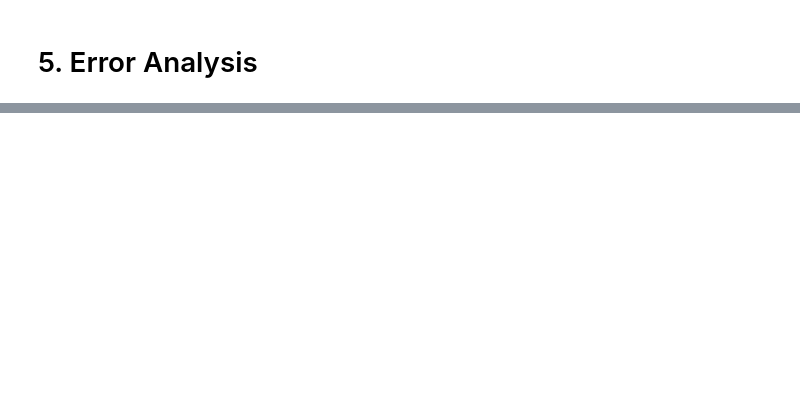
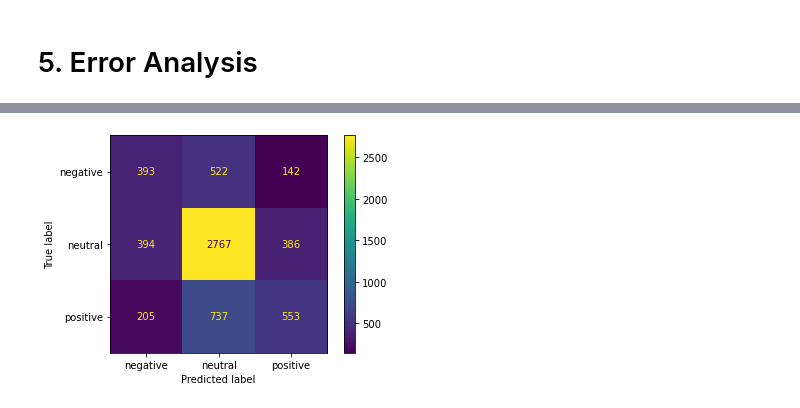
Before and after one commit to LOOP115/Tweets_Sentiment_Classification, a Jupyter notebook: main/bow_MI.ipynb, the cells around one changed output, grey strips where cells are left out. Drawn from its saved outputs; the diff is of its cells as text; code cells hidden in the pictures; blank space fills up the shorter version.

```diff
--- a/main/Untitled.ipynb
+++ b/main/bow_MI.ipynb
@@ -585,0 +828,6 @@ plt.show()
+# %%
+# dt_stacking
+plot_confusion_matrix(dt_stacking, X_validation, y_validation)
+plt.show()
+# %% [output]
+[figure, added]
```
Also changed, not shown: parts of 33 cells of this notebook, 2 other files.
